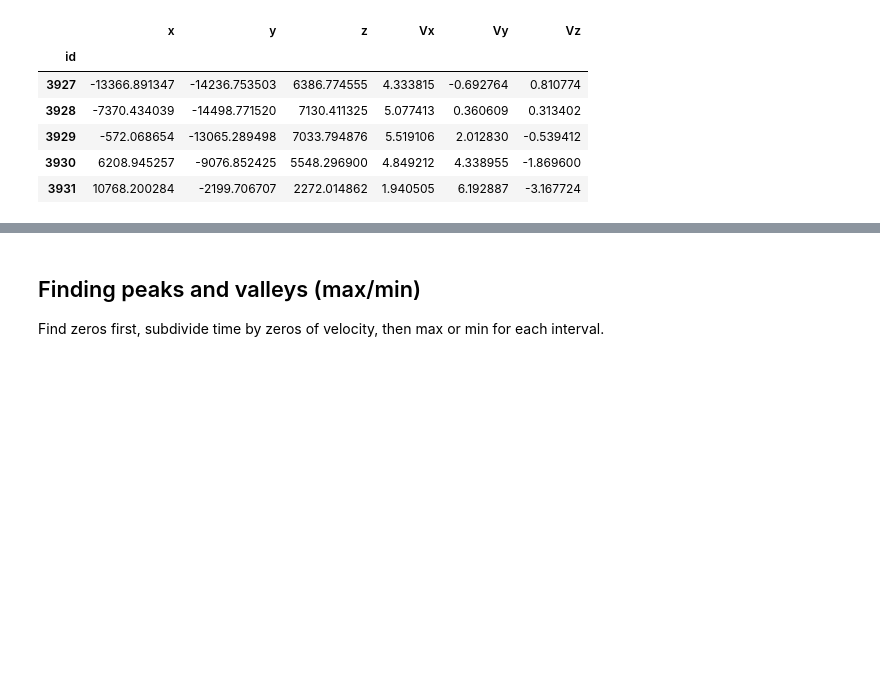
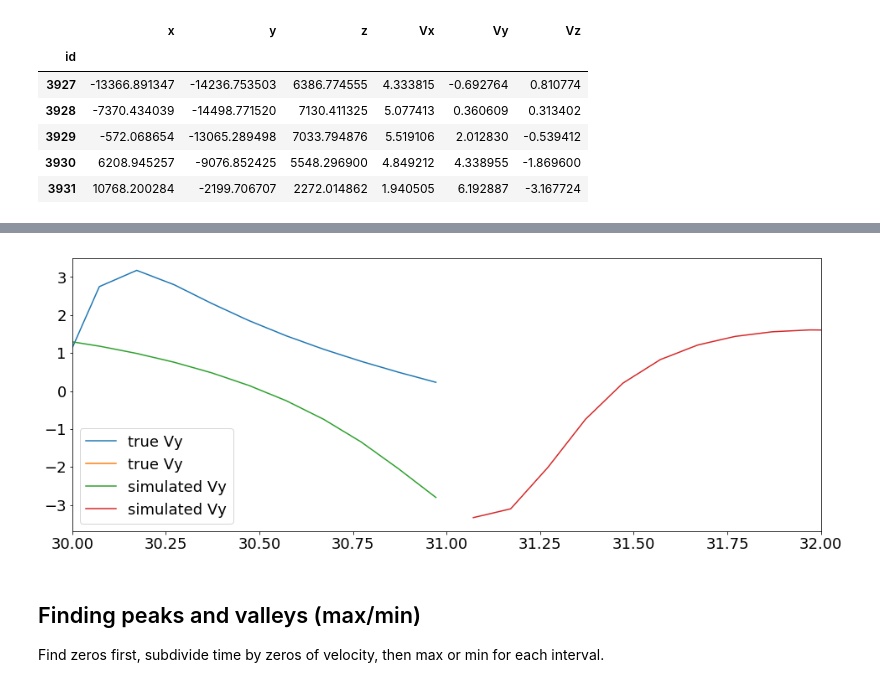
Before and after one commit to Mixanik-43/IDAO-2020, a Jupyter notebook: utils_notebook.ipynb, the cells around one changed output, grey strips where cells are left out. Cells and saved outputs as stored; diff of their text form; code cells hidden in the pictures; blank space fills up the shorter version.

```diff
--- a/utils_notebook.ipynb
+++ b/utils_notebook.ipynb
@@ -417,7 +582,9 @@ with open('amp_dict.txt', 'w') as file:
 3. Stretch amplitude (vertical) for each dimension
 # %%
 s_data_test = pd.read_csv('./data/test.csv', index_col= 'id')
-s_data_test['t'] = ((pd.to_datetime(s_data_test['epoch']) - pd.to_datetime(data['epoch'])[0]) /
+s_data['t'] = ((pd.to_datetime(s_data['epoch']) - pd.to_datetime(s_data['epoch'])[0]) /
+                                np.timedelta64(1, 'D')).astype(float)
+s_data_test['t'] = ((pd.to_datetime(s_data_test['epoch']) - pd.to_datetime(s_data['epoch'])[0]) /
                                 np.timedelta64(1, 'D')).astype(float)
 s_data_test.columns
 # %% [output]
@@ -518,0 +748,5 @@ sub.head()
+# %%
+id = 35
+s_data[s_data['sat_id']==id].tail(2)
+s_data['t'] = ((pd.to_datetime(s_data['epoch']) - pd.to_datetime(s_data['epoch'])[0]) /
+                                np.timedelta64(1, 'D')).astype(float)
@@ -519,3 +763,17 @@ sub.head()
+# %%
+sat = pd.concat([s_data[s_data['sat_id']==id],s_data_test[s_data_test['sat_id']==id]],axis=1)
+# %%
+plt.figure(figsize=(16, 6))
+plt.plot(sat['t'],sat['Vy'], label = 'true Vy');
+plt.plot(sat['t'],sat['Vy_sim'], label = 'simulated Vy');
+
+#plt.xlim([0,10])
+#plt.xlim([10,20])
+plt.xlim([30,32])
+plt.legend();
+plt.savefig("35.png")
+# %% [output]
+[figure, added]
 # %% [markdown]
 ## Finding peaks and valleys (max/min)
 
```
Also changed, not shown: parts of 47 cells of this notebook, 2 other files.
